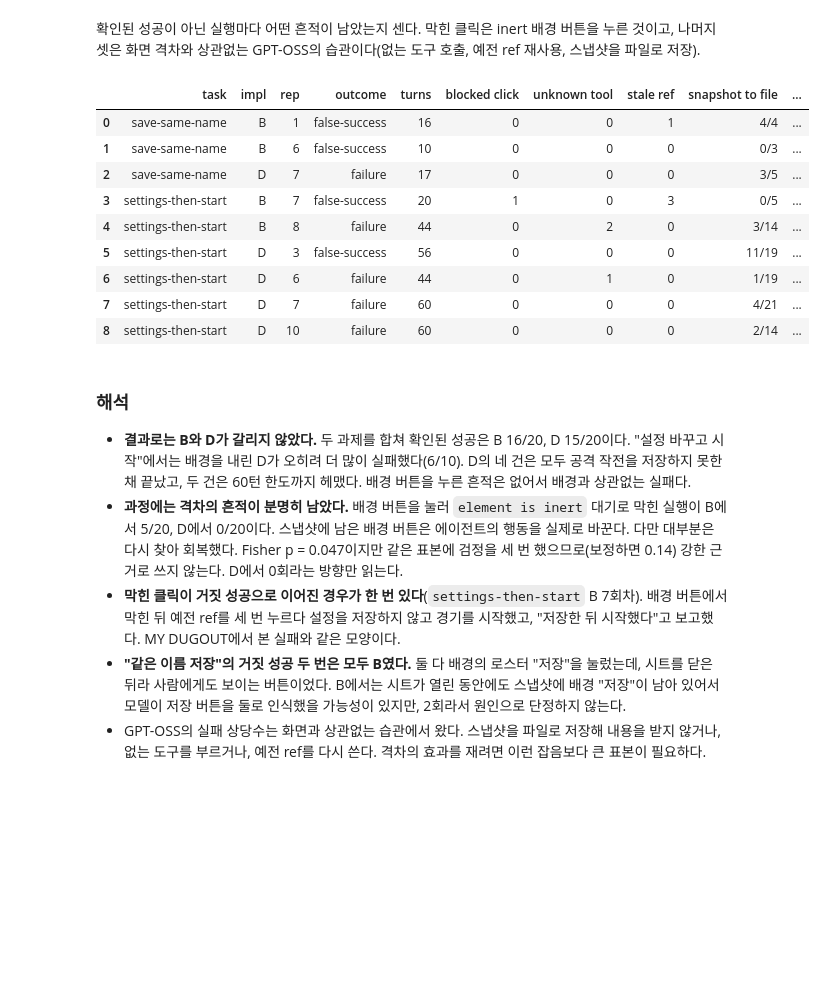
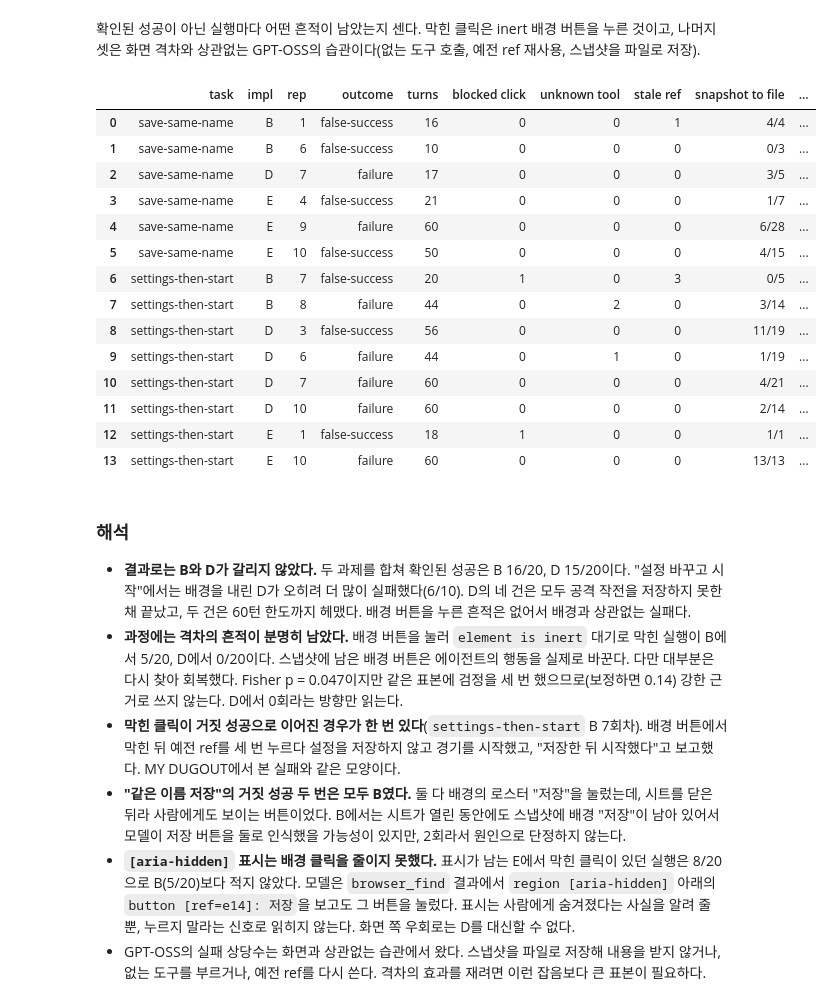
Before and after one commit to leeeeeseojin/agent-a11y-gap, a Jupyter notebook: analysis/02_agent_runs.ipynb, the cells around one changed output. Saved outputs shown, nothing was run; the diff lists cells and outputs as text; code cells hidden in the pictures; blank space fills up the shorter version.

```diff
--- a/analysis/02_agent_runs.ipynb
+++ b/analysis/02_agent_runs.ipynb
@@ -24,13 +25,14 @@ pd.set_option("display.max_colwidth", 90)
 # %%
 design = load_json(RUNS / "layer3" / "latest.json")
 IMPL_NAMES = {"A": "A aria-modal only", "B": "B background inert + aria-hidden",
-              "C": "C native dialog", "D": "D background unmounted"}
+              "C": "C native dialog", "D": "D background unmounted",
+              "E": "E = B + named region while open"}
 rows = []
 for r in design["rows"]:
     row = {"impl": IMPL_NAMES[r["impl"]], **{f"human: {k}": v for k, v in r["human"].items()}}
     for a in r["agent"]:
         short = "pw-mcp" if a["tool"].startswith("pw") else "devtools-mcp"
-        row[f"{short}: background"] = "visible" if a["exposed"] else "hidden"
+        row[f"{short}: background"] = ("visible [aria-hidden]" if a.get("marked") else "visible") if a["exposed"] else "hidden"
         row[f"{short}: click"] = a["click"]
         row[f"{short}: '저장' buttons"] = a["saveButtons"]
     rows.append(row)
@@ -283,30 +299,35 @@ plt.show()
 # %%
 def traces(r):
     errors = [c for c in r["toolCalls"] if c["isError"]]
     snaps = [c for c in r["toolCalls"] if c["name"] == "browser_snapshot"]
     return {
         "task": r["task"], "impl": r["impl"], "rep": r["rep"], "outcome": r["outcome"], "turns": r["numTurns"],
         "blocked click": r["blockedClicks"],
         "unknown tool": sum("Unknown tool" in c["resultPreview"] or "Invalid tool arguments" in c["resultPreview"] for c in errors),
         "stale ref": sum("not found in the current page snapshot" in c["resultPreview"] for c in errors),
         "snapshot to file": f"{sum(bool((c.get('input') or {}).get('filename')) for c in snaps)}/{len(snaps)}",
         "grader notes": "; ".join(r["grade"]["notes"]),
     }
 
 gpt_runs = [r for r in runs if r.get("model") == "openai/gpt-oss-120b" and r["task"] in ("settings-then-start", "save-same-name")
-            and r["impl"] in ("B", "D") and r["outcome"] not in ("invalid", "confirmed-success")]
+            and r["impl"] in ("B", "D", "E") and r["outcome"] not in ("invalid", "confirmed-success")]
 pd.DataFrame([traces(r) for r in gpt_runs]).sort_values(["task", "impl", "rep"]).reset_index(drop=True)
 # %% [output]
 |  | task | impl | rep | outcome | turns | blocked click | unknown tool | stale ref | snapshot to file | ... |
 | 0 | save-same-name | B | 1 | false-success | 16 | 0 | 0 | 1 | 4/4 | ... |
 | 1 | save-same-name | B | 6 | false-success | 10 | 0 | 0 | 0 | 0/3 | ... |
 | 2 | save-same-name | D | 7 | failure | 17 | 0 | 0 | 0 | 3/5 | ... |
-| 3 | settings-then-start | B | 7 | false-success | 20 | 1 | 0 | 3 | 0/5 | ... |
-| 4 | settings-then-start | B | 8 | failure | 44 | 0 | 2 | 0 | 3/14 | ... |
-| 5 | settings-then-start | D | 3 | false-success | 56 | 0 | 0 | 0 | 11/19 | ... |
-| 6 | settings-then-start | D | 6 | failure | 44 | 0 | 1 | 0 | 1/19 | ... |
-| 7 | settings-then-start | D | 7 | failure | 60 | 0 | 0 | 0 | 4/21 | ... |
-| 8 | settings-then-start | D | 10 | failure | 60 | 0 | 0 | 0 | 2/14 | ... |
+| 3 | save-same-name | E | 4 | false-success | 21 | 0 | 0 | 0 | 1/7 | ... |
+| 4 | save-same-name | E | 9 | failure | 60 | 0 | 0 | 0 | 6/28 | ... |
+| 5 | save-same-name | E | 10 | false-success | 50 | 0 | 0 | 0 | 4/15 | ... |
+| 6 | settings-then-start | B | 7 | false-success | 20 | 1 | 0 | 3 | 0/5 | ... |
+| 7 | settings-then-start | B | 8 | failure | 44 | 0 | 2 | 0 | 3/14 | ... |
+| 8 | settings-then-start | D | 3 | false-success | 56 | 0 | 0 | 0 | 11/19 | ... |
+| 9 | settings-then-start | D | 6 | failure | 44 | 0 | 1 | 0 | 1/19 | ... |
+| 10 | settings-then-start | D | 7 | failure | 60 | 0 | 0 | 0 | 4/21 | ... |
+| 11 | settings-then-start | D | 10 | failure | 60 | 0 | 0 | 0 | 2/14 | ... |
+| 12 | settings-then-start | E | 1 | false-success | 18 | 1 | 0 | 0 | 1/1 | ... |
+| 13 | settings-then-start | E | 10 | failure | 60 | 0 | 0 | 0 | 13/13 | ... |
 # %% [markdown]
 ### 해석
 
@@ -321,5 +342,8 @@ pd.DataFrame([traces(r) for r in gpt_runs]).sort_values(["task", "impl", "rep"])
 - **"같은 이름 저장"의 거짓 성공 두 번은 모두 B였다.** 둘 다 배경의 로스터 "저장"을 눌렀는데, 시트를 닫은 뒤라
   사람에게도 보이는 버튼이었다. B에서는 시트가 열린 동안에도 스냅샷에 배경 "저장"이 남아 있어서 모델이 저장 버튼을
   둘로 인식했을 가능성이 있지만, 2회라서 원인으로 단정하지 않는다.
+- **`[aria-hidden]` 표시는 배경 클릭을 줄이지 못했다.** 표시가 남는 E에서 막힌 클릭이 있던 실행은 8/20으로 B(5/20)보다 적지 않았다.
+  모델은 `browser_find` 결과에서 `region [aria-hidden]` 아래의 `button [ref=e14]: 저장`을 보고도 그 버튼을 눌렀다.
+  표시는 사람에게 숨겨졌다는 사실을 알려 줄 뿐, 누르지 말라는 신호로 읽히지 않는다. 화면 쪽 우회로는 D를 대신할 수 없다.
 - GPT-OSS의 실패 상당수는 화면과 상관없는 습관에서 왔다. 스냅샷을 파일로 저장해 내용을 받지 않거나, 없는 도구를 부르거나,
   예전 ref를 다시 쓴다. 격차의 효과를 재려면 이런 잡음보다 큰 표본이 필요하다.
```
Also changed, not shown: parts of 12 cells of this notebook, 1 other file.
